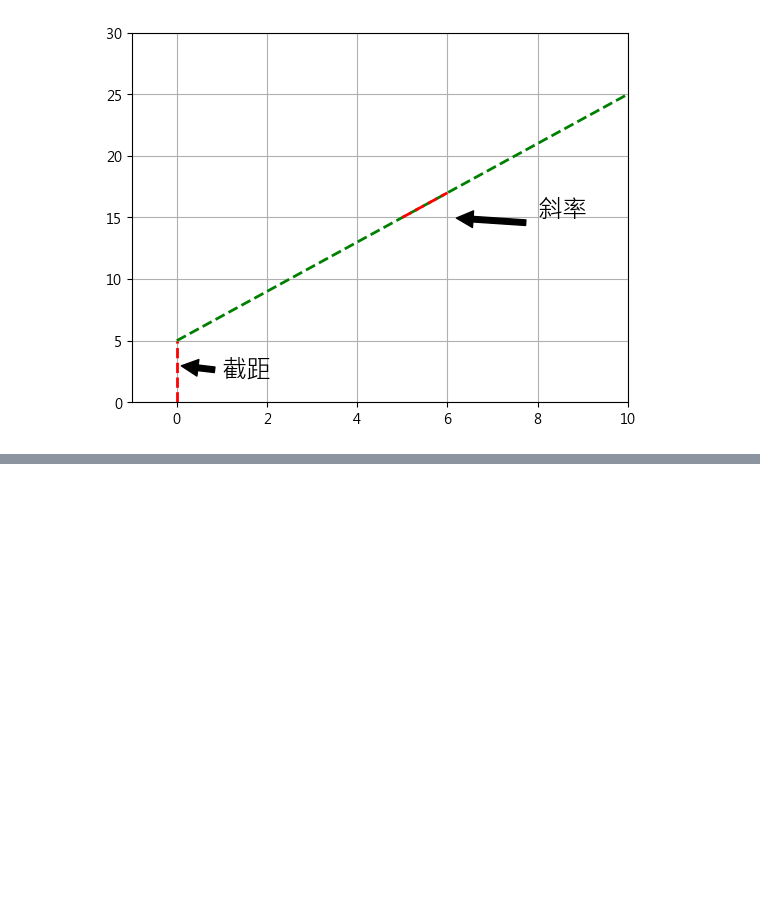
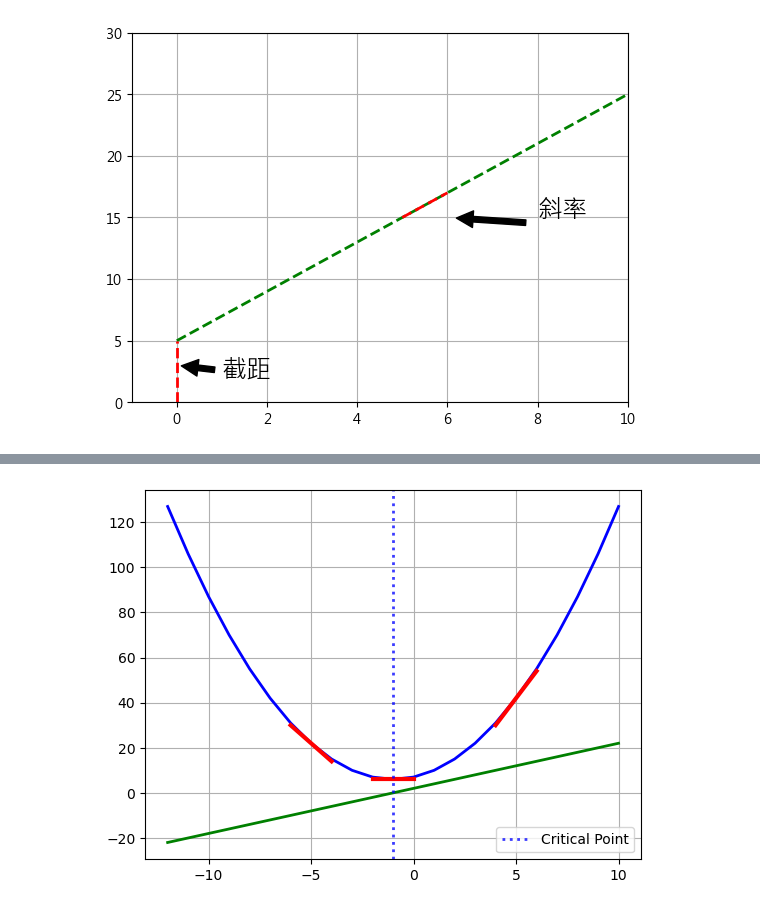
Before and after one commit to OnlyWell/d2l_tensorflow, a Jupyter notebook: book_charter/base_math/differentiation_integration.ipynb, the cells around one changed output, grey strips where cells are left out. Cells and saved outputs as stored; diff of their text form; code cells hidden in the pictures; blank space fills up the shorter version.

```diff
--- a/book_charter/base_math/differentiation_integration.ipynb
+++ b/book_charter/base_math/differentiation_integration.ipynb
@@ -37,0 +83,49 @@ plt.show()
+# %%
+'''
+    绘制f(x)=x**2 + 2*x +7,求最小值
+'''
+
+#定义函数
+def f(x):
+    return x**2 + 2*x +7
+#一阶导数
+def df(x):
+    return 2*x + 2
+#设置样本点
+x = list(range(-12,11))
+y = [f(i) for i in x]
+
+#一阶导数的样本点
+dy = [df(i) for i in x]
+
+#绘制曲线
+plt.plot(x,y,color='blue',linewidth=2)
+
+#绘制一阶导数的曲线
+plt.plot(x,dy,color='green',linewidth=2)
+
+#取4个样本点
+x1 = -5
+x2 = -1
+x4 = 5
+
+#绘制四个点的斜率
+plt.plot([x1 - 1,x1 + 1],[f(x1) -(df(x1)),f(x1) + (df(x1))],color='red',linewidth=3)
+plt.plot([x2 - 1,x2 + 1],[f(x2) -(df(x2)),f(x2) + (df(x2))],color='red',linewidth=3)
+plt.plot([x4 - 1,x4 + 1],[f(x4) -(df(x4)),f(x4) + (df(x4))],color='red',linewidth=3)
+
+#取最小值(斜率为0)
+plt.axvline(
+    x=-1,
+    color='blue',     # 线颜色
+    linestyle=':',    # 线型（虚线）
+    linewidth=2,      # 线宽
+    alpha=0.77,        # 透明度（0-1）
+    label='Critical Point'  # 图例标签
+)
+plt.legend()  # 显示图例
+
+plt.grid()
+plt.show()
+# %% [output]
+[figure, added]
```
Also changed, not shown: parts of 5 cells of this notebook.
